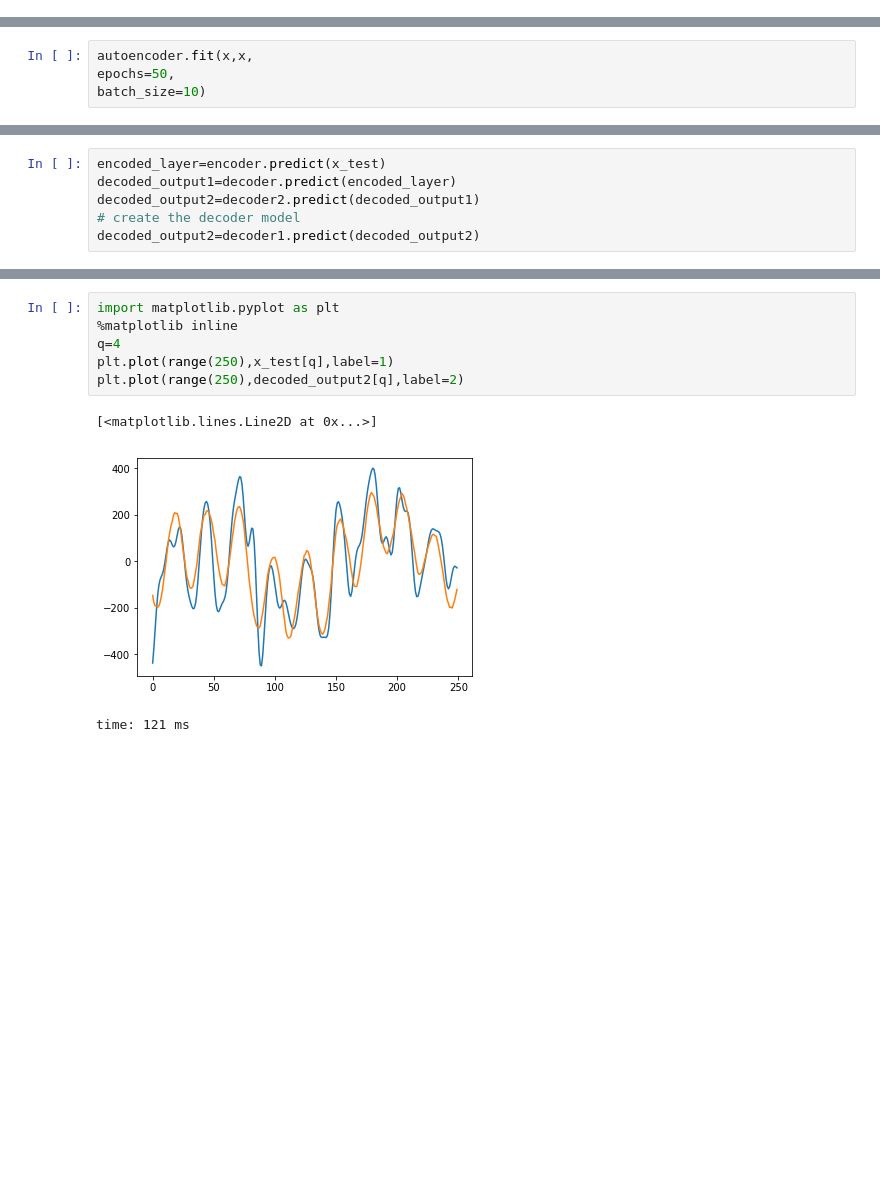
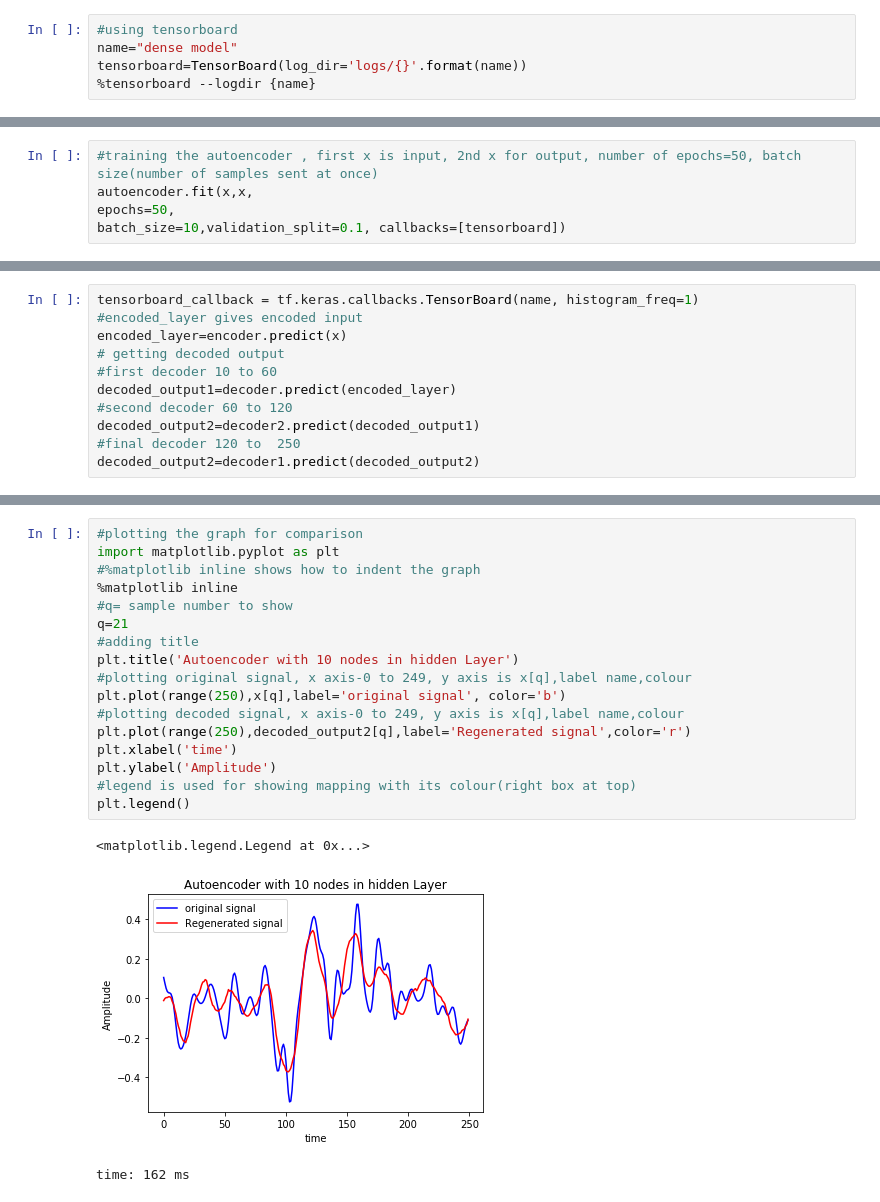
Before and after one commit to Dhawalbabbar/Autoencoder-unsupervised, a Jupyter notebook: Autoencoder NN.ipynb, the cells around one changed output, grey strips where cells are left out. Drawn from its saved outputs; the diff is of its cells as text; blank space fills up the shorter version.

```diff
--- a/Autoencoder NN.ipynb
+++ b/Autoencoder NN.ipynb
@@ -26,0 +47,5 @@ time: 2.48 s
+# %%
+#using tensorboard
+name="dense model"
+tensorboard=TensorBoard(log_dir='logs/{}'.format(name))
+%tensorboard --logdir {name}
@@ -59,4 +115,0 @@ time: 125 ms
-# %%
-autoencoder.fit(x,x,
-epochs=50,
-batch_size=10)
@@ -82,0 +116,5 @@ time: 13.5 s
+# %%
+#training the autoencoder , first x is input, 2nd x for output, number of epochs=50, batch size(number of samples sent at once)
+autoencoder.fit(x,x,
+epochs=50,
+batch_size=10,validation_split=0.1, callbacks=[tensorboard])
@@ -83,7 +141,12 @@ time: 13.5 s
 # %%
-encoded_layer=encoder.predict(x_test)
+tensorboard_callback = tf.keras.callbacks.TensorBoard(name, histogram_freq=1)
+#encoded_layer gives encoded input
+encoded_layer=encoder.predict(x)
+# getting decoded output
+#first decoder 10 to 60
 decoded_output1=decoder.predict(encoded_layer)
+#second decoder 60 to 120
 decoded_output2=decoder2.predict(decoded_output1)
-# create the decoder model
+#final decoder 120 to  250
 decoded_output2=decoder1.predict(decoded_output2)
 # %% [output]
@@ -105,11 +167,22 @@ time: 7.98 ms
-# %%
-import matplotlib.pyplot as plt
-%matplotlib inline
-q=4
-plt.plot(range(250),x_test[q],label=1)
-plt.plot(range(250),decoded_output2[q],label=2)
-# %% [output]
-[<matplotlib.lines.Line2D at 0x...>]
-[figure, removed]
-time: 121 ms
+# %%
+#plotting the graph for comparison
+import matplotlib.pyplot as plt
+#%matplotlib inline shows how to indent the graph
+%matplotlib inline
+#q= sample number to show
+q=21
+#adding title
+plt.title('Autoencoder with 10 nodes in hidden Layer')
+#plotting original signal, x axis-0 to 249, y axis is x[q],label name,colour
+plt.plot(range(250),x[q],label='original signal', color='b')
+#plotting decoded signal, x axis-0 to 249, y axis is x[q],label name,colour
+plt.plot(range(250),decoded_output2[q],label='Regenerated signal',color='r')
+plt.xlabel('time')
+plt.ylabel('Amplitude')
+#legend is used for showing mapping with its colour(right box at top)
+plt.legend()
+# %% [output]
+<matplotlib.legend.Legend at 0x...>
+[figure, added]
+time: 162 ms
 # %%
```
Also changed, not shown: parts of 24 cells of this notebook, 14 other files.
